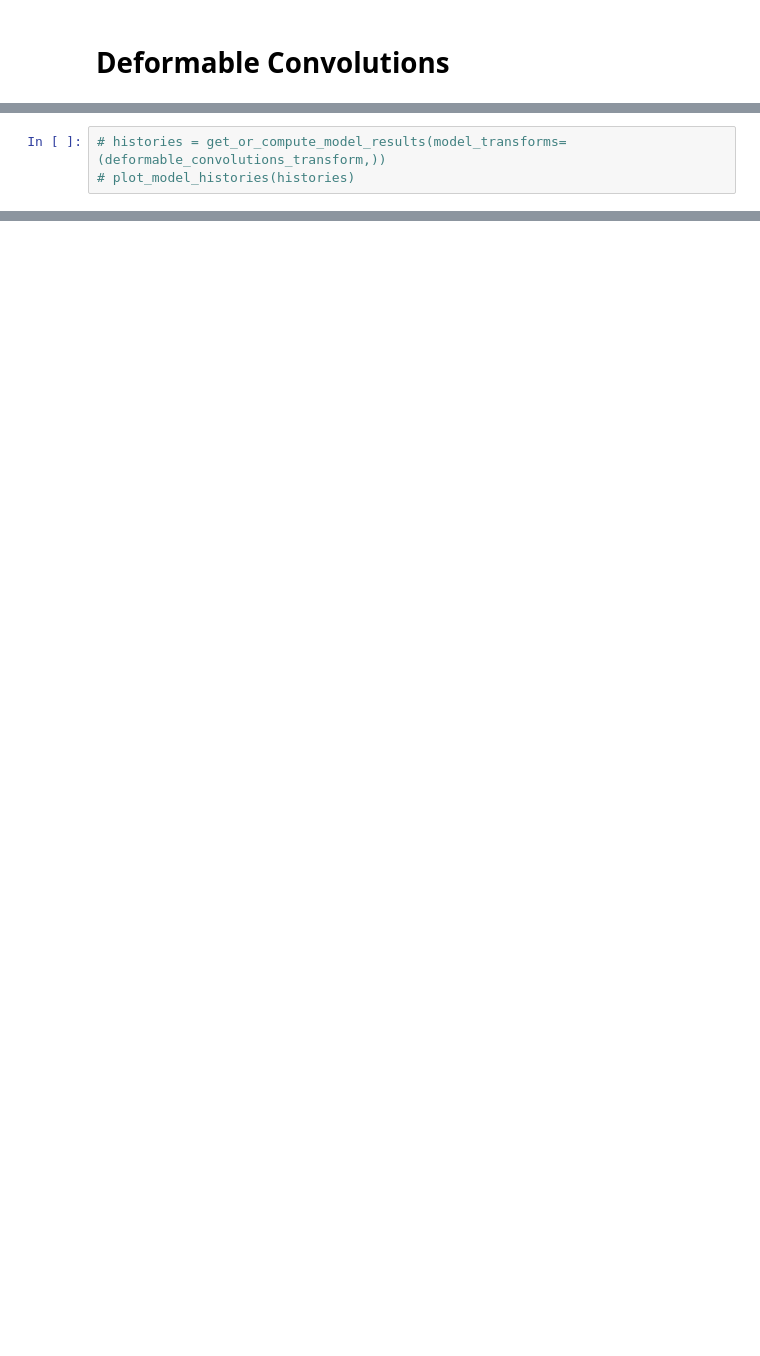
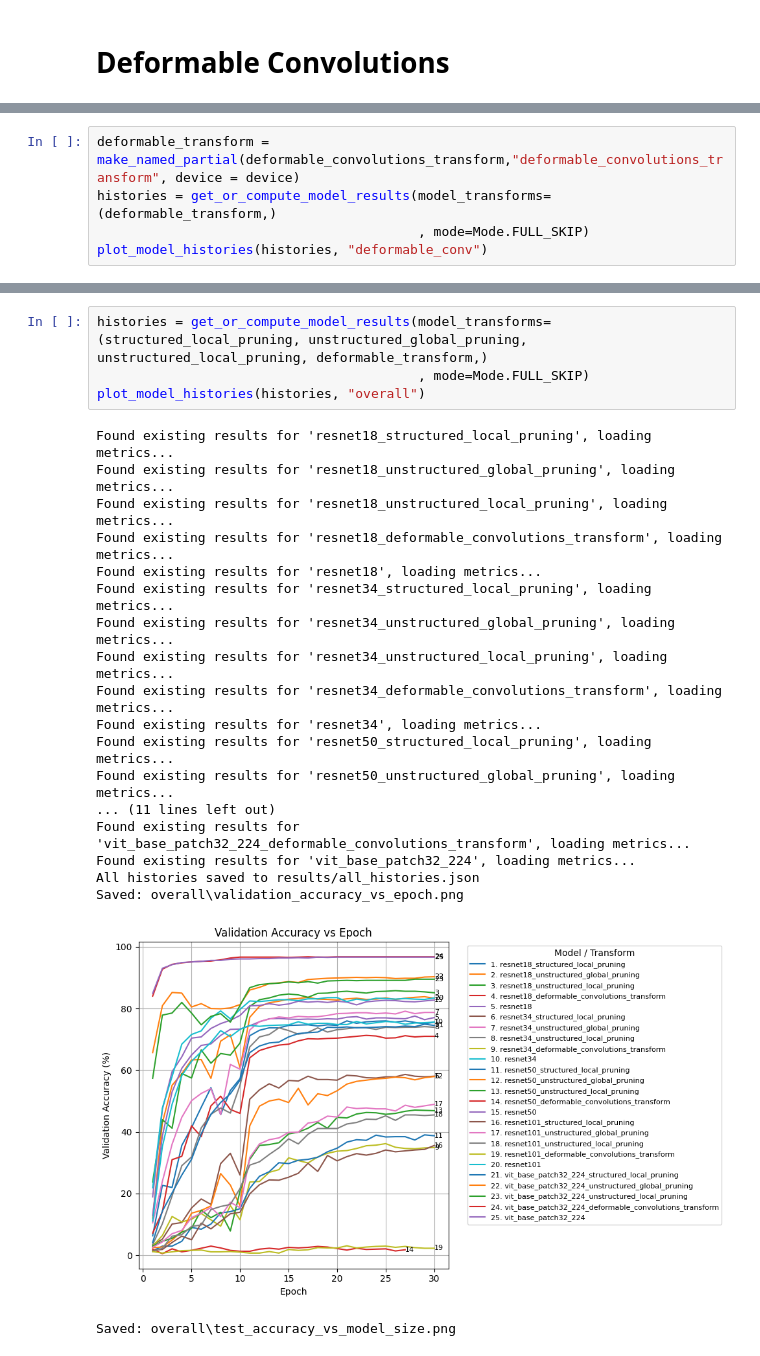
Before and after one commit to KyeYongChoo/SC4001-Deep-Learning, a Jupyter notebook: person_b_model_architecture/model_architecture.ipynb, the cells around one changed output, grey strips where cells are left out. Drawn from its saved outputs; the diff is of its cells as text; blank space fills up the shorter version.

```diff
--- a/person_b_model_architecture/model_architecture.ipynb
+++ b/person_b_model_architecture/model_architecture.ipynb
@@ -768,5 +814,7 @@ def deformable_convolutions_transform(
 		raise NotImplementedError(f"class {model.__class__} for object {model} has not been implemented")
 	return model
 # %%
-# histories = get_or_compute_model_results(model_transforms=(deformable_convolutions_transform,))
-# plot_model_histories(histories)
+deformable_transform = make_named_partial(deformable_convolutions_transform,"deformable_convolutions_transform", device = device)
+histories = get_or_compute_model_results(model_transforms=(deformable_transform,)
+                                         , mode=Mode.FULL_SKIP)
+plot_model_histories(histories, "deformable_conv")
@@ -772,0 +836,24 @@ def deformable_convolutions_transform(
+# %%
+histories = get_or_compute_model_results(model_transforms=(structured_local_pruning, unstructured_global_pruning, unstructured_local_pruning, deformable_transform,)
+                                         , mode=Mode.FULL_SKIP)
+plot_model_histories(histories, "overall")
+# %% [output]
+Found existing results for 'resnet18_structured_local_pruning', loading metrics...
+Found existing results for 'resnet18_unstructured_global_pruning', loading metrics...
+Found existing results for 'resnet18_unstructured_local_pruning', loading metrics...
+Found existing results for 'resnet18_deformable_convolutions_transform', loading metrics...
+Found existing results for 'resnet18', loading metrics...
+Found existing results for 'resnet34_structured_local_pruning', loading metrics...
+Found existing results for 'resnet34_unstructured_global_pruning', loading metrics...
+Found existing results for 'resnet34_unstructured_local_pruning', loading metrics...
+Found existing results for 'resnet34_deformable_convolutions_transform', loading metrics...
+Found existing results for 'resnet34', loading metrics...
+Found existing results for 'resnet50_structured_local_pruning', loading metrics...
+Found existing results for 'resnet50_unstructured_global_pruning', loading metrics...
+... (11 lines left out)
+Found existing results for 'vit_base_patch32_224_deformable_convolutions_transform', loading metrics...
+Found existing results for 'vit_base_patch32_224', loading metrics...
+All histories saved to results/all_histories.json
+Saved: overall\validation_accuracy_vs_epoch.png
+[figure, added]
+Saved: overall\test_accuracy_vs_model_size.png
```
Also changed, not shown: parts of 13 cells of this notebook, 39 other files.
